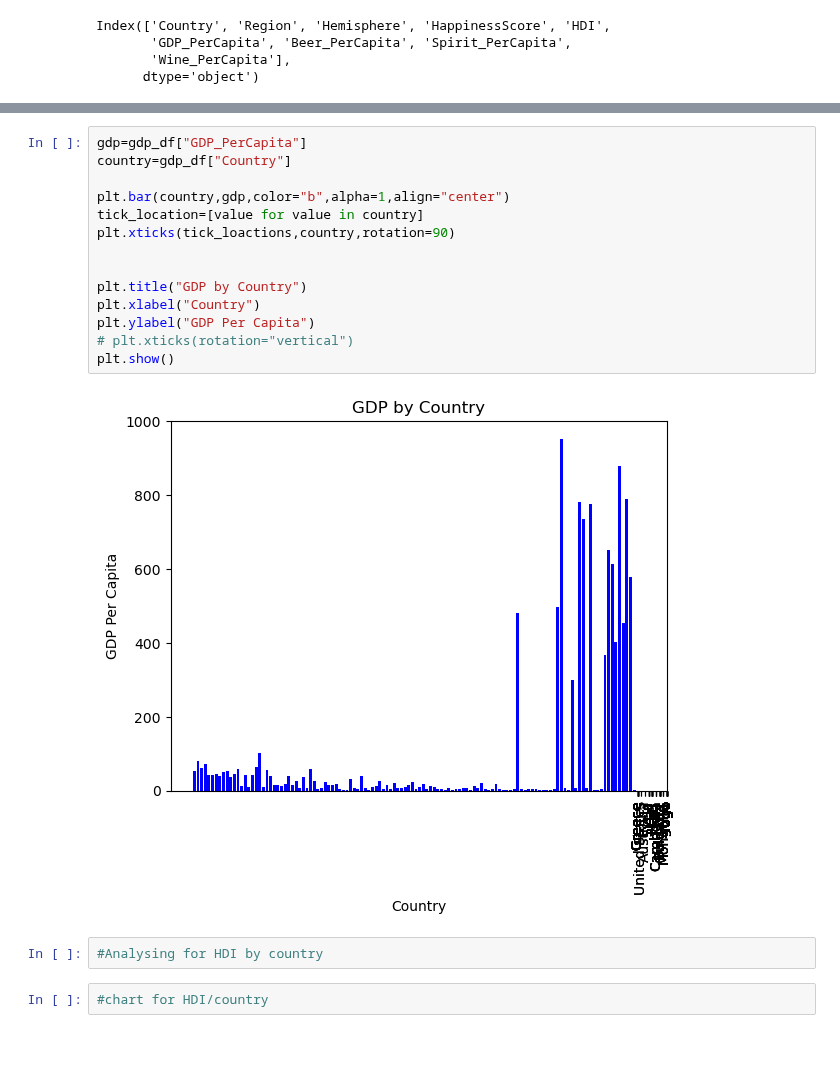
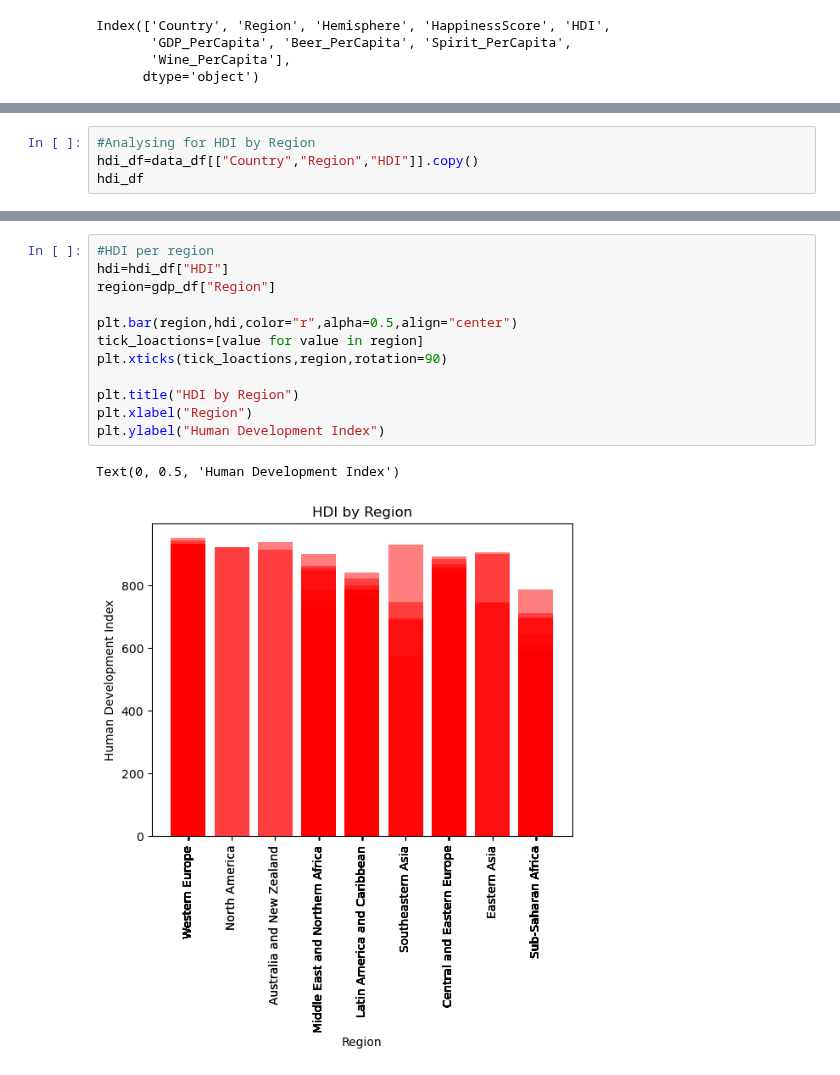
Before and after one commit to mattcaseycpa/project1, a Jupyter notebook: project.ipynb, the cells around one changed output, grey strips where cells are left out. Drawn from its saved outputs; the diff is of its cells as text; blank space fills up the shorter version.

Commit message:
HDI graphs

```diff
--- a/project.ipynb
+++ b/project.ipynb
@@ -106,0 +168,4 @@ gdp.head(20)
+# %%
+#Analysing for HDI by Region
+hdi_df=data_df[["Country","Region","HDI"]].copy()
+hdi_df
@@ -107,20 +197,15 @@ gdp.head(20)
 # %%
-gdp=gdp_df["GDP_PerCapita"]
-country=gdp_df["Country"]
+#HDI per region
+hdi=hdi_df["HDI"]
+region=gdp_df["Region"]
 
-plt.bar(country,gdp,color="b",alpha=1,align="center")
-tick_location=[value for value in country]
-plt.xticks(tick_loactions,country,rotation=90)
+plt.bar(region,hdi,color="r",alpha=0.5,align="center")
+tick_loactions=[value for value in region]
+plt.xticks(tick_loactions,region,rotation=90)
 
-
-plt.title("GDP by Country")
-plt.xlabel("Country")
-plt.ylabel("GDP Per Capita")
-# plt.xticks(rotation="vertical")
-plt.show()
+plt.title("HDI by Region")
+plt.xlabel("Region")
+plt.ylabel("Human Development Index")
 # %% [output]
+Text(0, 0.5, 'Human Development Index')
-[figure, old version]
+[figure, new version]
-# %%
-#Analysing for HDI by country
-# %%
-#chart for HDI/country
```
Also changed, not shown: parts of 13 cells of this notebook.
